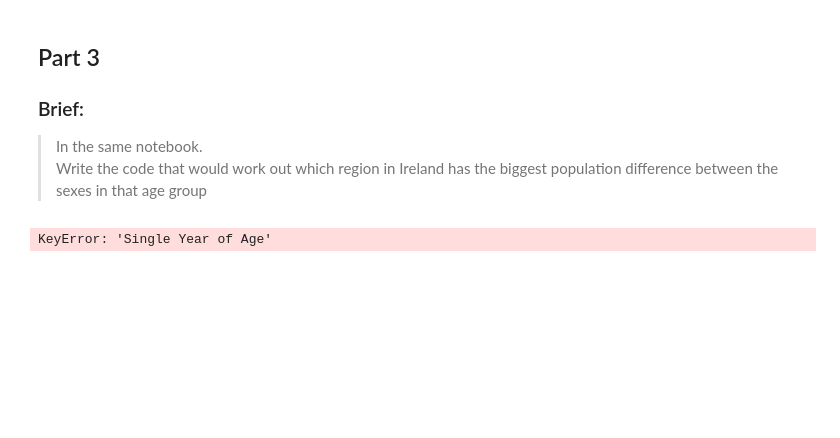
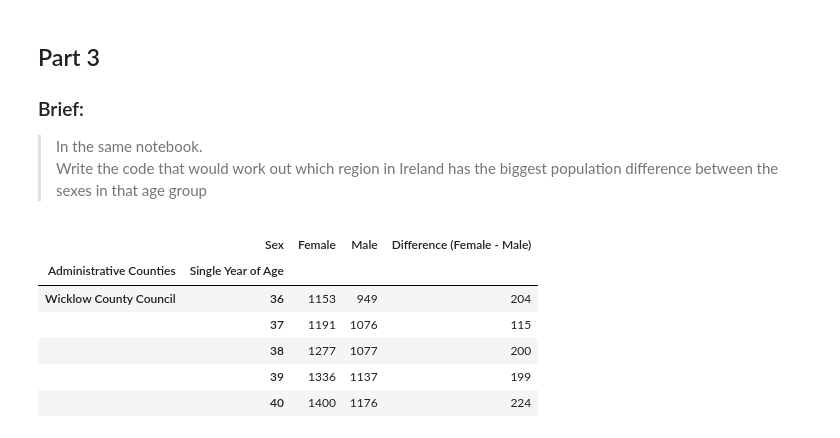
Before and after one commit to skerr17/programming-for-data-analytics, a Jupyter notebook: assignments/assignment05-population.ipynb, the cells around one changed output. Saved outputs shown, nothing was run; the diff lists cells and outputs as text; code cells hidden in the pictures; blank space fills up the shorter version.

Commit message:
added code for part 3 that slices the data, adds and saves the data to a csv for a given age group

```diff
--- a/assignments/assignment05-population.ipynb
+++ b/assignments/assignment05-population.ipynb
@@ -412,7 +412,16 @@ regional_analysis['Difference (Female - Male)'] = regional_analysis['Female'] -
 
 regional_analysis.to_csv("regional_population_difference_by_age_and_sex.csv")
 # %%
-# selecting the age group from the regional analysis
-regional_analysis_group = regional_analysis['Single Year of Age'] == [age - 5 & age + 5]
+# selecting the age group from the regional analysis (see docmentation here -> https://pandas.pydata.org/pandas-docs/stable/reference/api/pandas.Index.get_level_values.html)
+regional_analysis_group = regional_analysis.loc[(regional_analysis.index.get_level_values('Single Year of Age') >= age - 5) &
+                                               (regional_analysis.index.get_level_values('Single Year of Age') <= age + 5)]
+
+regional_analysis_group.tail()
 # %% [output]
-KeyError: 'Single Year of Age'
+|  | Sex | Female | Male | Difference (Female - Male) |
+| Administrative Counties | Single Year of Age |  |  |  |
+| Wicklow County Council | 36 | 1153 | 949 | 204 |
+|  | 37 | 1191 | 1076 | 115 |
+|  | 38 | 1277 | 1077 | 200 |
+|  | 39 | 1336 | 1137 | 199 |
+|  | 40 | 1400 | 1176 | 224 |
```
Also changed, not shown: parts of 2 cells of this notebook, 1 other file.
